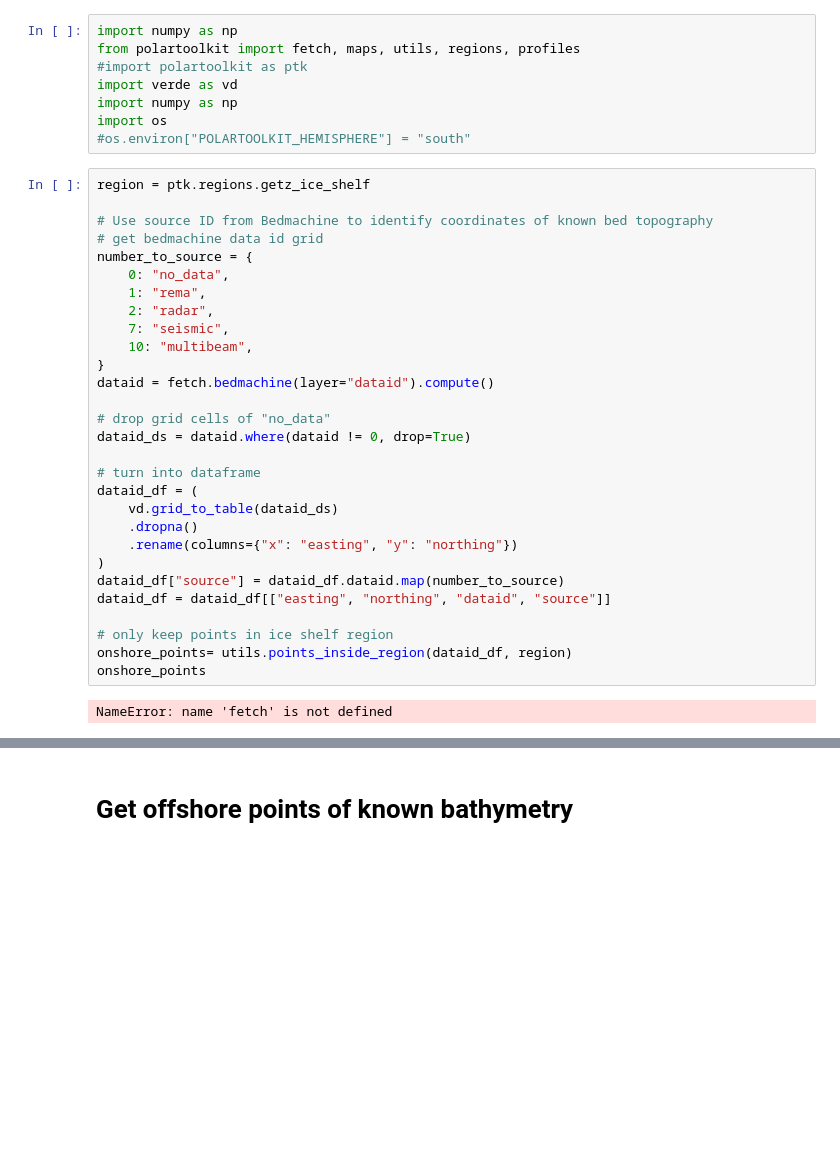
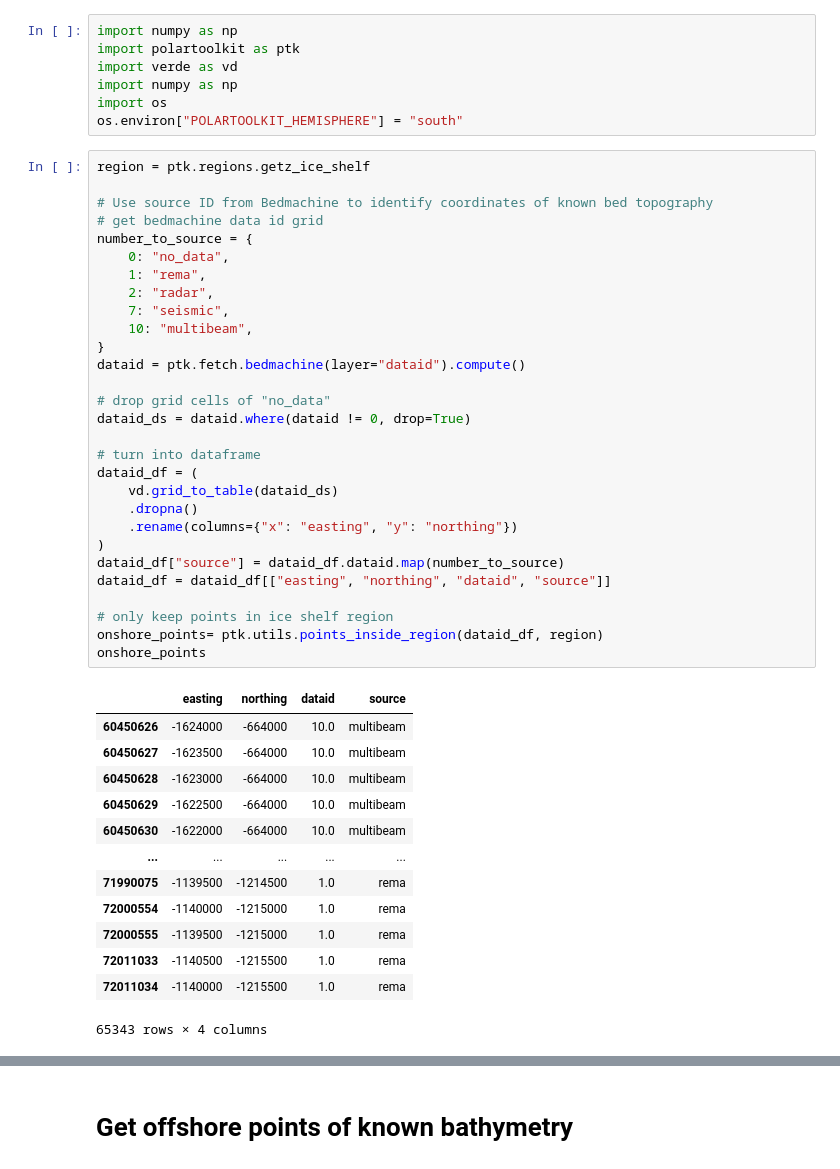
Before and after one commit to ChrtistianHase/Semesterproject_2025, a Jupyter notebook: Topography_Download.ipynb, the cells around one changed output, grey strips where cells are left out. Cells and saved outputs as stored; diff of their text form; blank space fills up the shorter version.

```diff
--- a/Topography_Download.ipynb
+++ b/Topography_Download.ipynb
@@ -1,41 +1,52 @@
 # %%
 import numpy as np
-from polartoolkit import fetch, maps, utils, regions, profiles
-#import polartoolkit as ptk
+import polartoolkit as ptk
 import verde as vd
 import numpy as np
 import os
-#os.environ["POLARTOOLKIT_HEMISPHERE"] = "south"
+os.environ["POLARTOOLKIT_HEMISPHERE"] = "south"
 # %%
 region = ptk.regions.getz_ice_shelf
 
 # Use source ID from Bedmachine to identify coordinates of known bed topography
 # get bedmachine data id grid
 number_to_source = {
     0: "no_data",
     1: "rema",
     2: "radar",
     7: "seismic",
     10: "multibeam",
 }
-dataid = fetch.bedmachine(layer="dataid").compute()
+dataid = ptk.fetch.bedmachine(layer="dataid").compute()
 
 # drop grid cells of "no_data"
 dataid_ds = dataid.where(dataid != 0, drop=True)
 
 # turn into dataframe
 dataid_df = (
     vd.grid_to_table(dataid_ds)
     .dropna()
     .rename(columns={"x": "easting", "y": "northing"})
 )
 dataid_df["source"] = dataid_df.dataid.map(number_to_source)
 dataid_df = dataid_df[["easting", "northing", "dataid", "source"]]
 
 # only keep points in ice shelf region
-onshore_points= utils.points_inside_region(dataid_df, region)
+onshore_points= ptk.utils.points_inside_region(dataid_df, region)
 onshore_points
 # %% [output]
+|  | easting | northing | dataid | source |
+| 60450626 | -1624000 | -664000 | 10.0 | multibeam |
+| 60450627 | -1623500 | -664000 | 10.0 | multibeam |
+| 60450628 | -1623000 | -664000 | 10.0 | multibeam |
+| 60450629 | -1622500 | -664000 | 10.0 | multibeam |
+| 60450630 | -1622000 | -664000 | 10.0 | multibeam |
+| ... | ... | ... | ... | ... |
+| 71990075 | -1139500 | -1214500 | 1.0 | rema |
+| 72000554 | -1140000 | -1215000 | 1.0 | rema |
+| 72000555 | -1139500 | -1215000 | 1.0 | rema |
+| 72011033 | -1140500 | -1215500 | 1.0 | rema |
+| 72011034 | -1140000 | -1215500 | 1.0 | rema |
-NameError: name 'fetch' is not defined
+65343 rows × 4 columns
 # %%
 # get bedmap3 bed topography grid
```
Also changed, not shown: parts of 2 cells of this notebook, 6 other files.
